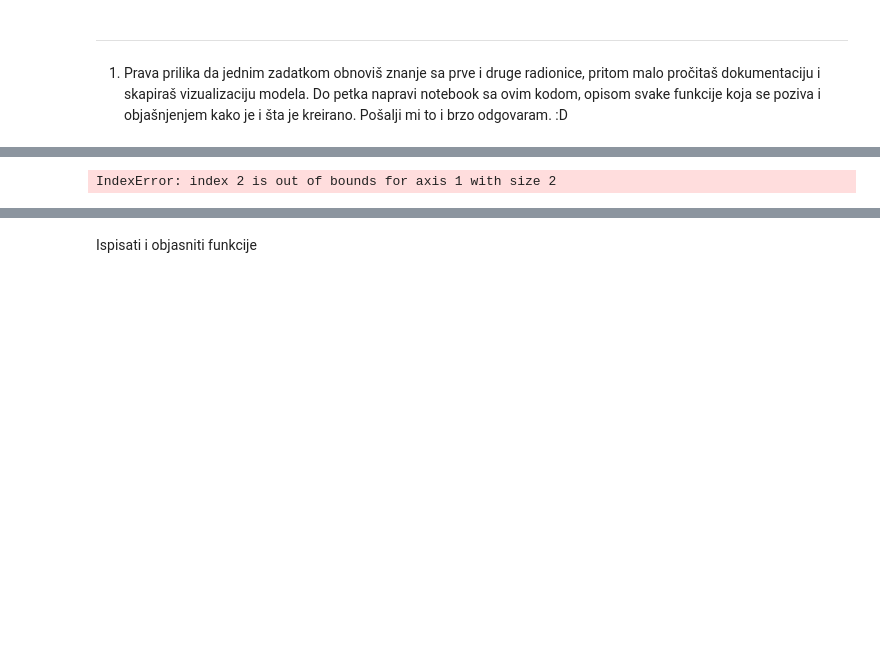
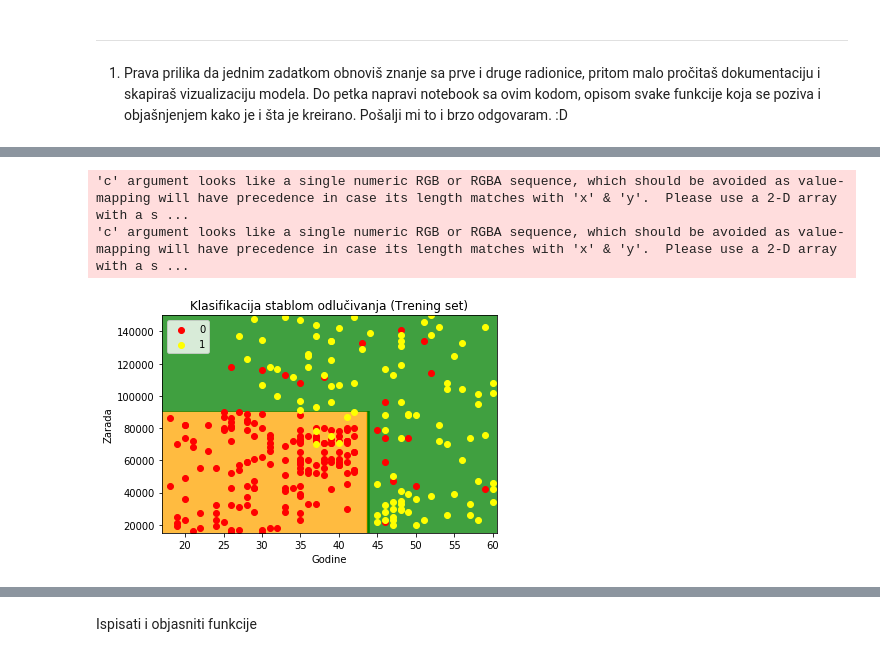
Before and after one commit to markostalma/DataGeeks, a Jupyter notebook: MarkoStalmatovicTreciDomaci.ipynb, the cells around one changed output, grey strips where cells are left out. Drawn from its saved outputs; the diff is of its cells as text; code cells hidden in the pictures; blank space fills up the shorter version.

```diff
--- a/MarkoStalmatovicTreciDomaci.ipynb
+++ b/MarkoStalmatovicTreciDomaci.ipynb
@@ -156,22 +221,26 @@ array([[16,  0,  0],
 # %%
-import matplotlib.pyplot as plt
+# Vizualizacija rezultata modela za trening test
 from matplotlib.colors import ListedColormap
-X_set, y_set = X_test, y_test
-X1, X2, X3 = np.meshgrid(np.arange(start = X_set[:, 0].min() - 1, stop = X_set[:, 0].max() + 1, step = 0.5),
-                         np.arange(start = X_set[:, 1].min() - 1, stop = X_set[:, 1].max() + 1, step = 0.5),
-                         np.arange(start = X_set[:, 2].min(), stop = X_set[:, 1].max() + 1, step = 0.5))
-plt.contourf(X1, X2, X3,  classifier.predict(np.array([X1.ravel(), X2.ravel(), X3.ravel()]).T).reshape(X1.shape),
+X_set, y_set = X_train, y_train
+X1, X2 = np.meshgrid(np.arange(start = X_set[:, 0].min() - 1, stop = X_set[:, 0].max() + 1, step = 0.5),
+                     np.arange(start = X_set[:, 1].min() - 1, stop = X_set[:, 1].max() + 1, step = 0.5))
+
+plt.contourf(X1, X2, classifier.predict(np.array([X1.ravel(), X2.ravel()]).T).reshape(X1.shape),
              alpha = 0.75, cmap = ListedColormap(('orange', 'green')))
+
 plt.xlim(X1.min(), X1.max())
 plt.ylim(X2.min(), X2.max())
-plt.zlim(X3.min(), X3.max())
+
 for i, j in enumerate(np.unique(y_set)):
     plt.scatter(X_set[y_set == j, 0], X_set[y_set == j, 1],
                 c = ListedColormap(('red', 'yellow'))(i), label = j)
-plt.title('Decision Tree Classification (Test set)')
-plt.xlabel('Age')
-plt.ylabel('Estimated Salary')
+
+plt.title('Klasifikacija stablom odlučivanja (Trening set)')
+plt.xlabel('Godine')
+plt.ylabel('Zarada')
 plt.legend()
 plt.show()
 # %% [output]
-IndexError: index 2 is out of bounds for axis 1 with size 2
+'c' argument looks like a single numeric RGB or RGBA sequence, which should be avoided as value-mapping will have precedence in case its length matches with 'x' & 'y'.  Please use a 2-D array with a s ...
+'c' argument looks like a single numeric RGB or RGBA sequence, which should be avoided as value-mapping will have precedence in case its length matches with 'x' & 'y'.  Please use a 2-D array with a s ...
+[figure, added]
```
Also changed, not shown: parts of 30 cells of this notebook.
